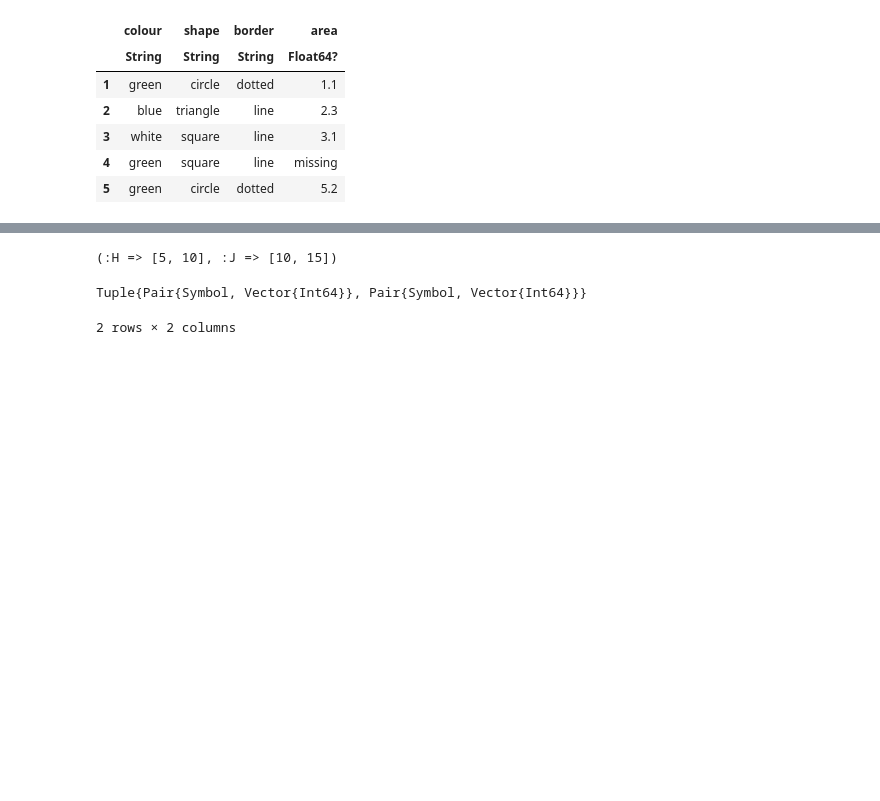
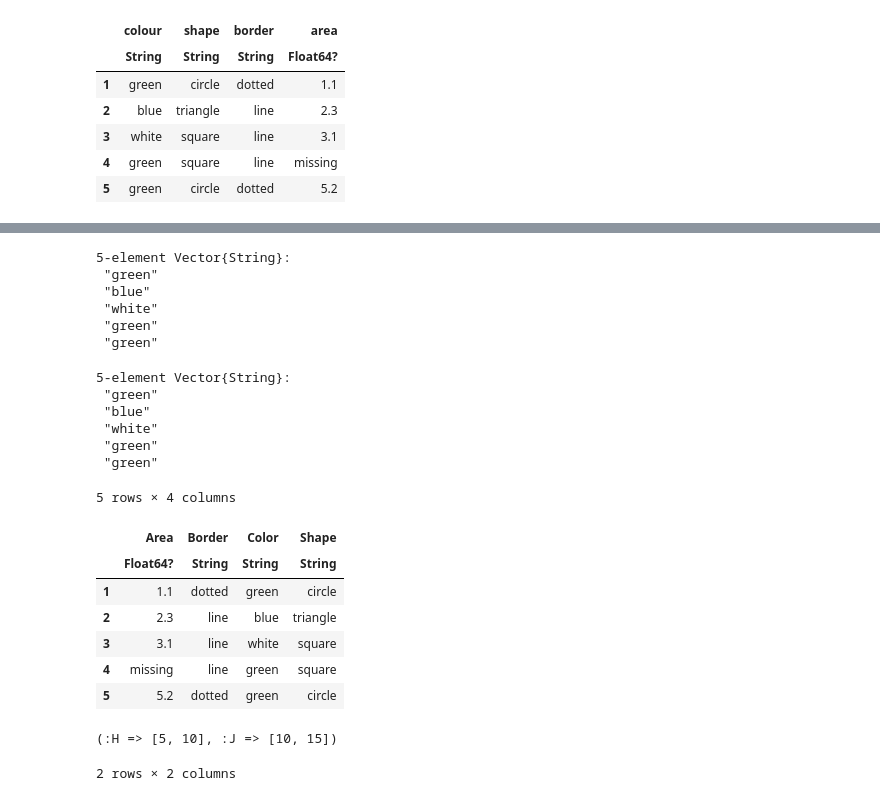
Before and after one commit to johntango/JuliaFall2022, a Jupyter notebook: DataFrames.ipynb, the cells around one changed output, grey strips where cells are left out. Drawn from its saved outputs; the diff is of its cells as text; code cells hidden in the pictures; blank space fills up the shorter version.

```diff
--- a/DataFrames.ipynb
+++ b/DataFrames.ipynb
@@ -40,11 +63,43 @@ area   = [1.1, 2.3, 3.1, missing, 5.2])
+# %%
+#Referencing is obtained using the exclamation mark ! for the row position
+#(to emphasize that referenced data could be changed in the new object)
+myRef1 = df[!, :colour]
+#myRef1[1] = "pink"   # changes the original dataframe as well
+#myRef1
+# %% [output]
+5-element Vector{String}:
+ "green"
+ "blue"
+ "white"
+ "green"
+ "green"
+# %%
+# we can also reference a column by name
+myRef2 = df.colour
+# %% [output]
+5-element Vector{String}:
+ "green"
+ "blue"
+ "white"
+ "green"
+ "green"
+# %%
+dict = Dict(:Color=>["green","blue","white","green","green"],:Shape=>["circle", "triangle", "square","square","circle"],:Border=>["dotted", "line", "line", "line", "dotted"],:Area=>[1.1, 2.3, 3.1, missing, 5.2])
+df = DataFrame(dict)
+#select(df, Not(:Area))   # drop column :Area
+# %% [output]
+5 rows × 4 columns
+|  | Area | Border | Color | Shape |
+|  | Float64? | String | String | String |
+| 1 | 1.1 | dotted | green | circle |
+| 2 | 2.3 | line | blue | triangle |
+| 3 | 3.1 | line | white | square |
+| 4 | missing | line | green | square |
+| 5 | 5.2 | dotted | green | circle |
 # %%
 tuples = (:H => [5, 10], :J => [10, 15])
 # %% [output]
 (:H => [5, 10], :J => [10, 15])
-# %%
-typeof(tuples)
-# %% [output]
-Tuple{Pair{Symbol, Vector{Int64}}, Pair{Symbol, Vector{Int64}}}
 # %%
 df = DataFrame(tuples)
 # %% [output]
```
Also changed, not shown: parts of 16 cells of this notebook.
